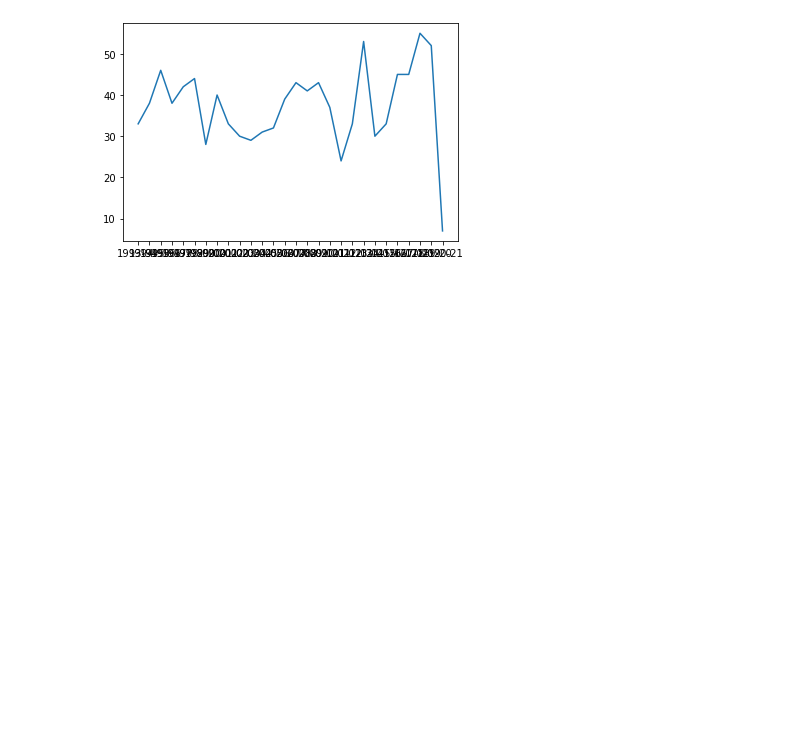
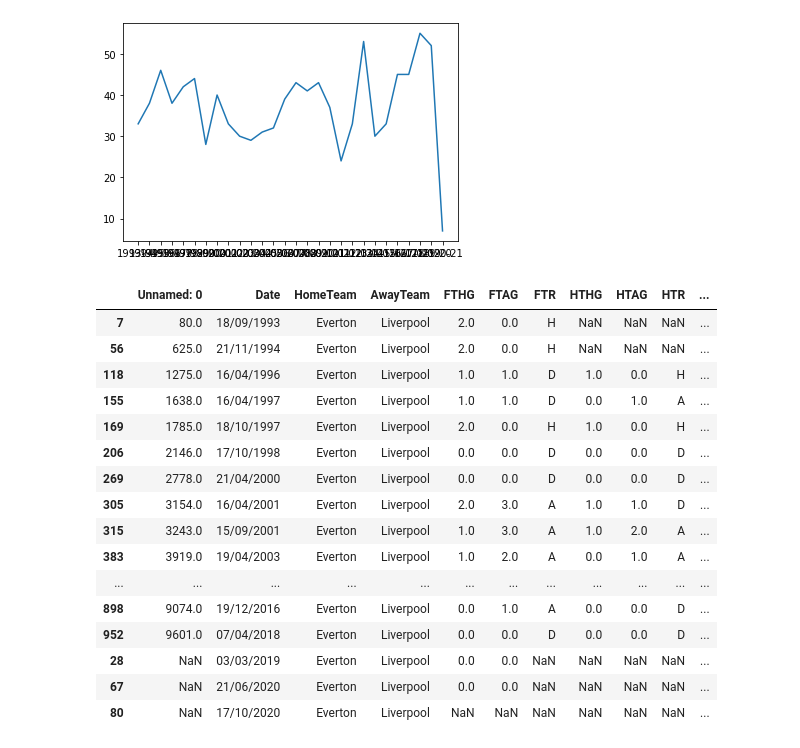
Before and after one commit to pratikshapaudyal/LiverpoolPremierLeagueGames, a Jupyter notebook: initialanalysis.ipynb, the cells around one changed output. Cells and saved outputs as stored; diff of their text form; code cells hidden in the pictures; blank space fills up the shorter version.

```diff
--- a/initialanalysis.ipynb
+++ b/initialanalysis.ipynb
@@ -143,3 +145,25 @@ plt.plot(year.index, year['FTHG'])
 plt.show()
 # %% [output]
 [figure]
+# %%
+#Mean number of goals scored against Everton at Goodison Park
+ev_home_goals = results[results["HomeTeam"]=="Everton"]
+ev_home_goals
+# %% [output]
+|  | Unnamed: 0 | Date | HomeTeam | AwayTeam | FTHG | FTAG | FTR | HTHG | HTAG | HTR | ... |
+| 7 | 80.0 | 18/09/1993 | Everton | Liverpool | 2.0 | 0.0 | H | NaN | NaN | NaN | ... |
+| 56 | 625.0 | 21/11/1994 | Everton | Liverpool | 2.0 | 0.0 | H | NaN | NaN | NaN | ... |
+| 118 | 1275.0 | 16/04/1996 | Everton | Liverpool | 1.0 | 1.0 | D | 1.0 | 0.0 | H | ... |
+| 155 | 1638.0 | 16/04/1997 | Everton | Liverpool | 1.0 | 1.0 | D | 0.0 | 1.0 | A | ... |
+| 169 | 1785.0 | 18/10/1997 | Everton | Liverpool | 2.0 | 0.0 | H | 1.0 | 0.0 | H | ... |
+| 206 | 2146.0 | 17/10/1998 | Everton | Liverpool | 0.0 | 0.0 | D | 0.0 | 0.0 | D | ... |
+| 269 | 2778.0 | 21/04/2000 | Everton | Liverpool | 0.0 | 0.0 | D | 0.0 | 0.0 | D | ... |
+| 305 | 3154.0 | 16/04/2001 | Everton | Liverpool | 2.0 | 3.0 | A | 1.0 | 1.0 | D | ... |
+| 315 | 3243.0 | 15/09/2001 | Everton | Liverpool | 1.0 | 3.0 | A | 1.0 | 2.0 | A | ... |
+| 383 | 3919.0 | 19/04/2003 | Everton | Liverpool | 1.0 | 2.0 | A | 0.0 | 1.0 | A | ... |
+| ... | ... | ... | ... | ... | ... | ... | ... | ... | ... | ... | ... |
+| 898 | 9074.0 | 19/12/2016 | Everton | Liverpool | 0.0 | 1.0 | A | 0.0 | 0.0 | D | ... |
+| 952 | 9601.0 | 07/04/2018 | Everton | Liverpool | 0.0 | 0.0 | D | 0.0 | 0.0 | D | ... |
+| 28 | NaN | 03/03/2019 | Everton | Liverpool | 0.0 | 0.0 | NaN | NaN | NaN | NaN | ... |
+| 67 | NaN | 21/06/2020 | Everton | Liverpool | 0.0 | 0.0 | NaN | NaN | NaN | NaN | ... |
+| 80 | NaN | 17/10/2020 | Everton | Liverpool | NaN | NaN | NaN | NaN | NaN | NaN | ... |
```
Also changed, not shown: parts of 9 cells of this notebook.
